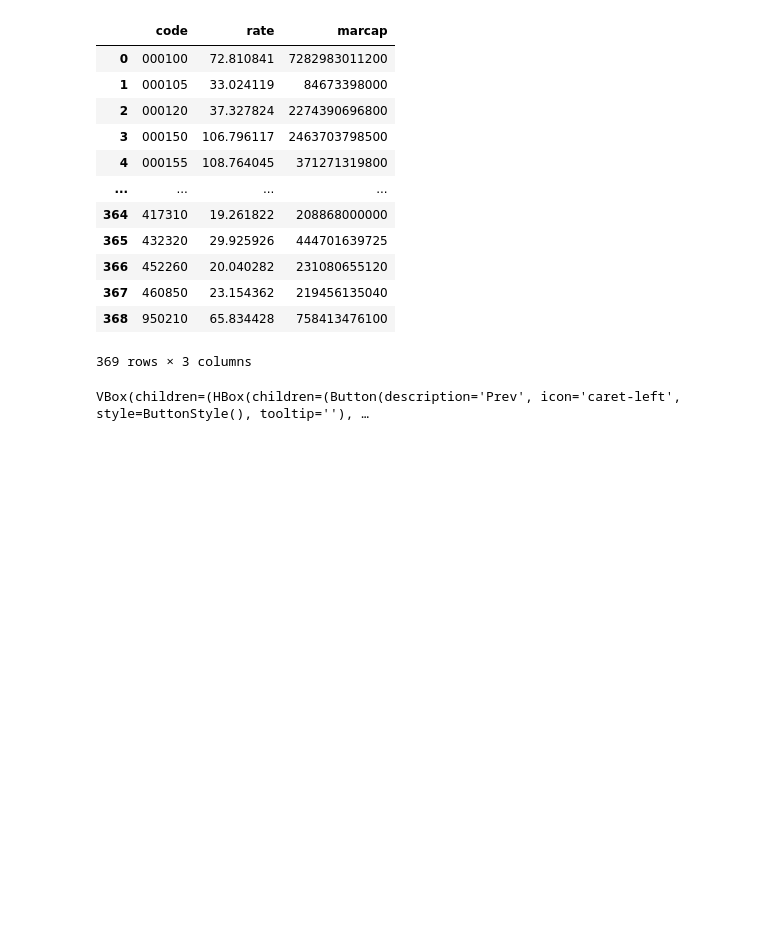
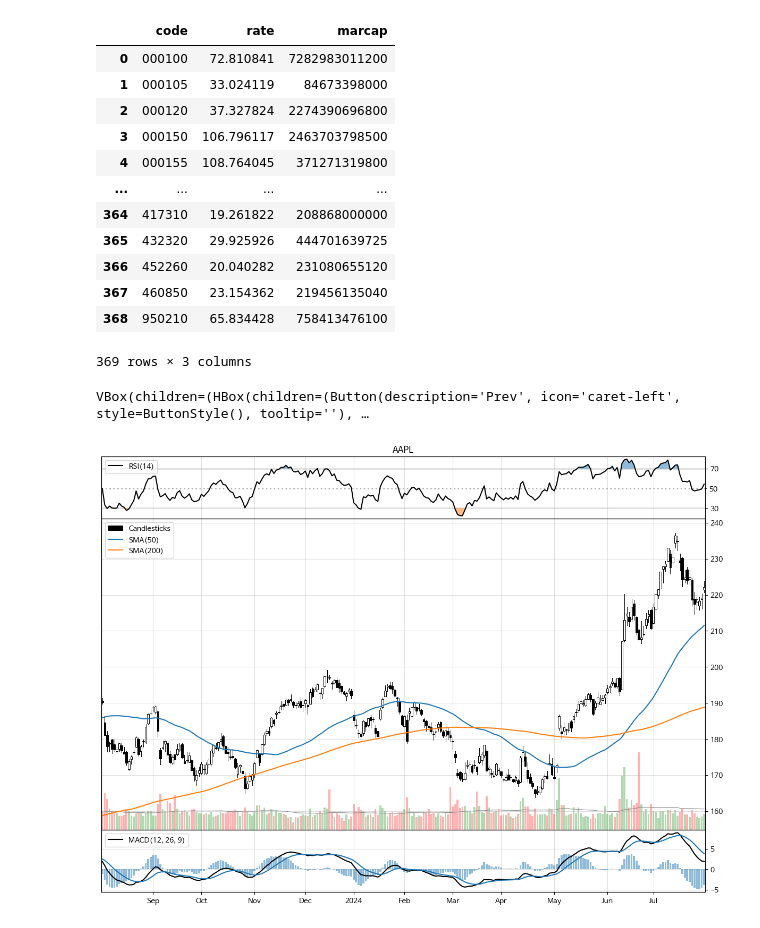
Before and after one commit to eisthf/market_analysis, a Jupyter notebook: test.ipynb, the cells around one changed output. Drawn from its saved outputs; the diff is of its cells as text; code cells hidden in the pictures; blank space fills up the shorter version.

```diff
--- a/test.ipynb
+++ b/test.ipynb
@@ -72,6 +72,35 @@ with out:
 out = widgets.Output(layout={'border': '1px solid black'})
 # %%
 buttons = widgets.HBox([button_prev, button_next])
-widgets.VBox([buttons, out])
+ui = widgets.VBox([buttons, out])
-# %% [output]
-VBox(children=(HBox(children=(Button(description='Prev', icon='caret-left', style=ButtonStyle(), tooltip=''), …
+# %%
+display(ui)
+# %% [output]
+VBox(children=(HBox(children=(Button(description='Prev', icon='caret-left', style=ButtonStyle(), tooltip=''), …
+# %%
+import yfinance as yf
+
+from mplchart.chart import Chart
+from mplchart.primitives import Candlesticks, Volume
+from mplchart.indicators import ROC, SMA, EMA, RSI, MACD
+
+ticker = 'AAPL'
+prices = yf.Ticker(ticker).history('2y')
+
+max_bars = 250
+
+indicators = [
+    Candlesticks(), SMA(50), SMA(200), Volume(),
+    RSI(),
+    MACD(),
+]
+
+# out = widgets.Output(layout={'border': '1px solid black'})
+# with out:
+# %%
+chart_div = widgets.Output(layout={'border': '1px solid black'})
+with chart_div:
+    chart = Chart(title=ticker, max_bars=max_bars)
+    chart.plot(prices.iloc[:-2], indicators)
+# %% [output]
+[figure, added]
```
Also changed, not shown: parts of 2 cells of this notebook, 2 other files.
